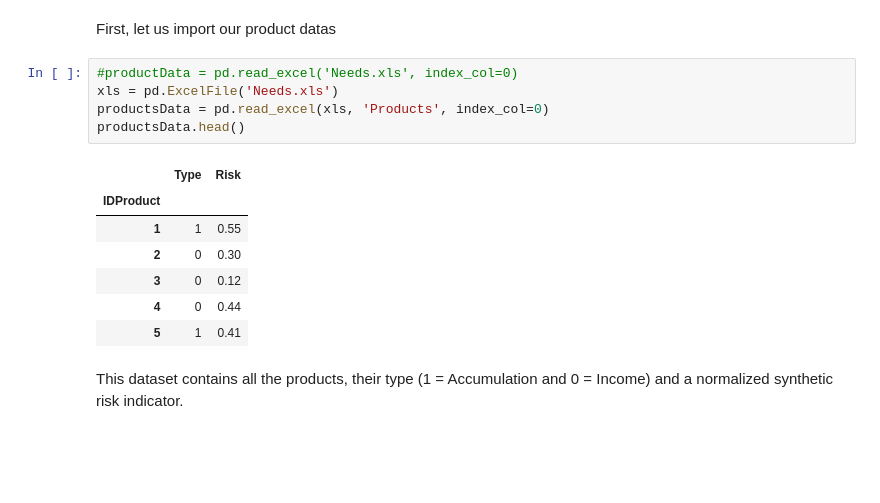
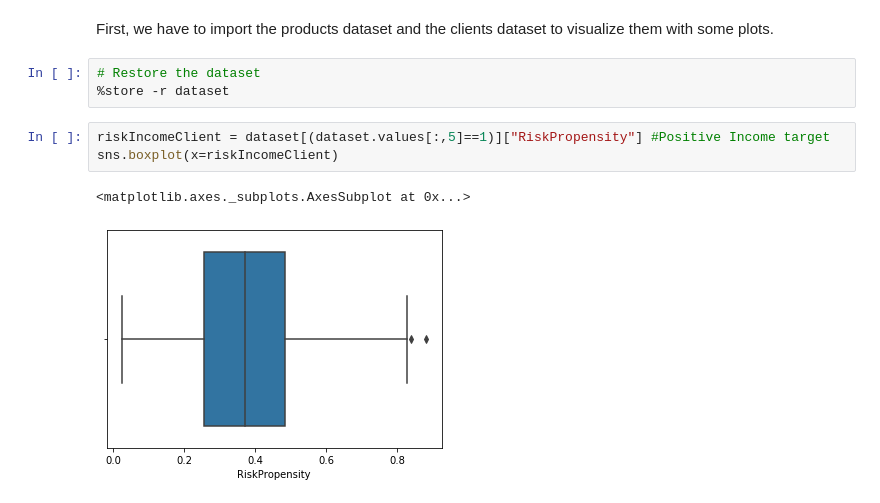
Before and after one commit to Emmalito/ML_BC2, a Jupyter notebook: notebook/5_NextBestAction.ipynb, the cells around one changed output. Drawn from its saved outputs; the diff is of its cells as text; blank space fills up the shorter version.

Commit message:
Data visualisation

```diff
--- a/notebook/5_NextBestAction.ipynb
+++ b/notebook/5_NextBestAction.ipynb
@@ -13,17 +21,11 @@ from nbaFnct import *
-# %% [markdown]
-First, let us import our product datas
-# %%
-#productData = pd.read_excel('Needs.xls', index_col=0)
-xls = pd.ExcelFile('Needs.xls')
-productsData = pd.read_excel(xls, 'Products', index_col=0)
-productsData.head()
-# %% [output]
-|  | Type | Risk |
-| IDProduct |  |  |
-| 1 | 1 | 0.55 |
-| 2 | 0 | 0.30 |
-| 3 | 0 | 0.12 |
-| 4 | 0 | 0.44 |
-| 5 | 1 | 0.41 |
-# %% [markdown]
-This dataset contains all the products, their type (1 = Accumulation and 0 = Income) and a normalized synthetic risk indicator.
+# %% [markdown]
+First, we have to import the products dataset and the clients dataset to visualize them with some plots.
+# %%
+# Restore the dataset
+%store -r dataset
+# %%
+riskIncomeClient = dataset[(dataset.values[:,5]==1)]["RiskPropensity"] #Positive Income target
+sns.boxplot(x=riskIncomeClient)
+# %% [output]
+<matplotlib.axes._subplots.AxesSubplot at 0x...>
+[figure, added]
```
Also changed, not shown: parts of 26 cells of this notebook, 1 other file.
